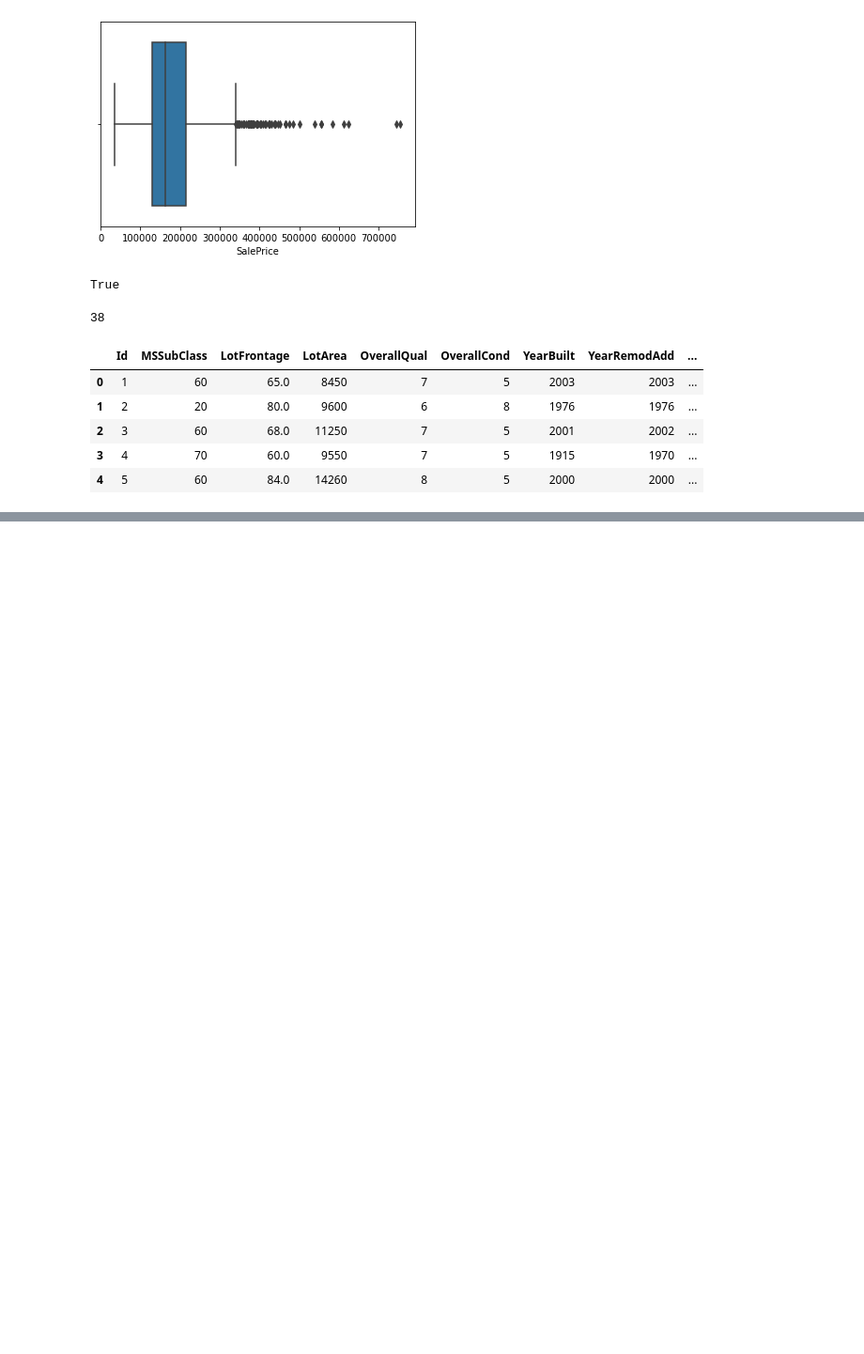
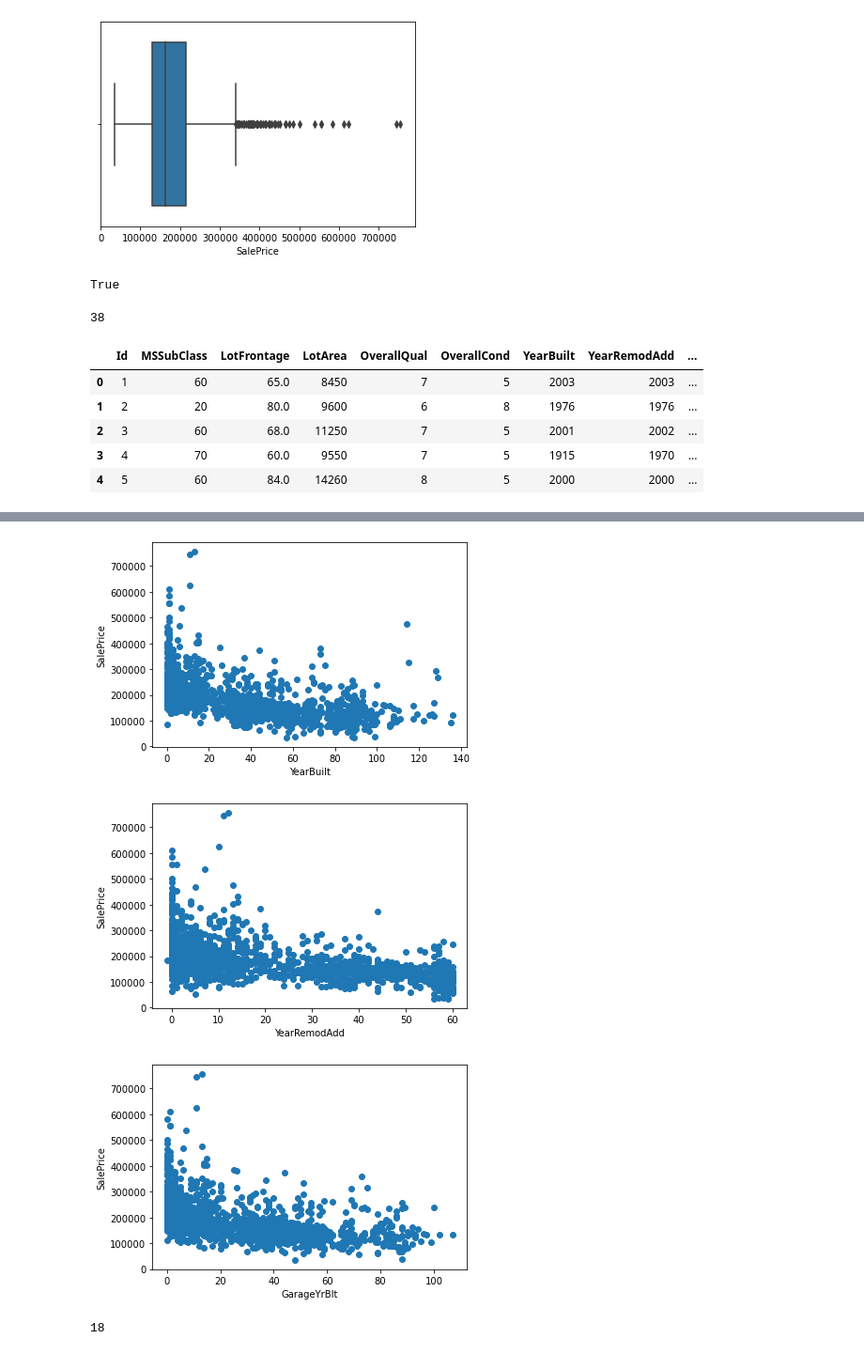
Before and after one commit to FazlullahBokhari/python-Labraries, a Jupyter notebook: EDA.ipynb, the cells around one changed output, grey strips where cells are left out. Shown at 94% size. Cells and saved outputs as stored; diff of their text form; code cells hidden in the pictures; blank space fills up the shorter version.

```diff
--- a/EDA.ipynb
+++ b/EDA.ipynb
@@ -185,0 +206,4 @@ dataset[numerical_feature].head()
+# %%
+## temporal variables(eg: datetime variable)
+year_feature = [feature for feature in numerical_feature if 'Yr' in feature or 'Year' in feature]
+year_feature
@@ -185,0 +212,3 @@ dataset[numerical_feature].head()
+# %%
+for feature in year_feature:
+    print(feature,dataset[feature].unique())
@@ -185,0 +241,23 @@ dataset[numerical_feature].head()
+# %%
+## here we will compare the difference between all years features with saleprice
+data = dataset.copy()
+for feature in year_feature:
+    if feature != 'YrSold':
+        data[feature] = data['YrSold']-data[feature]
+        plt.scatter(data[feature],data['SalePrice'])
+        plt.xlabel(feature)
+        plt.ylabel('SalePrice')
+        plt.show()
+# %% [output]
+[figure, added]
+[figure, added]
+[figure, added]
+# %%
+## Numerical Variables 52 types
+
+# Continuous variable and discreate varible
+
+discreate_feature = [feature for feature in numerical_feature if len(dataset[feature].unique())<=25]
+len(discreate_feature)
+# %% [output]
+18
```
Also changed, not shown: parts of 6 cells of this notebook.
